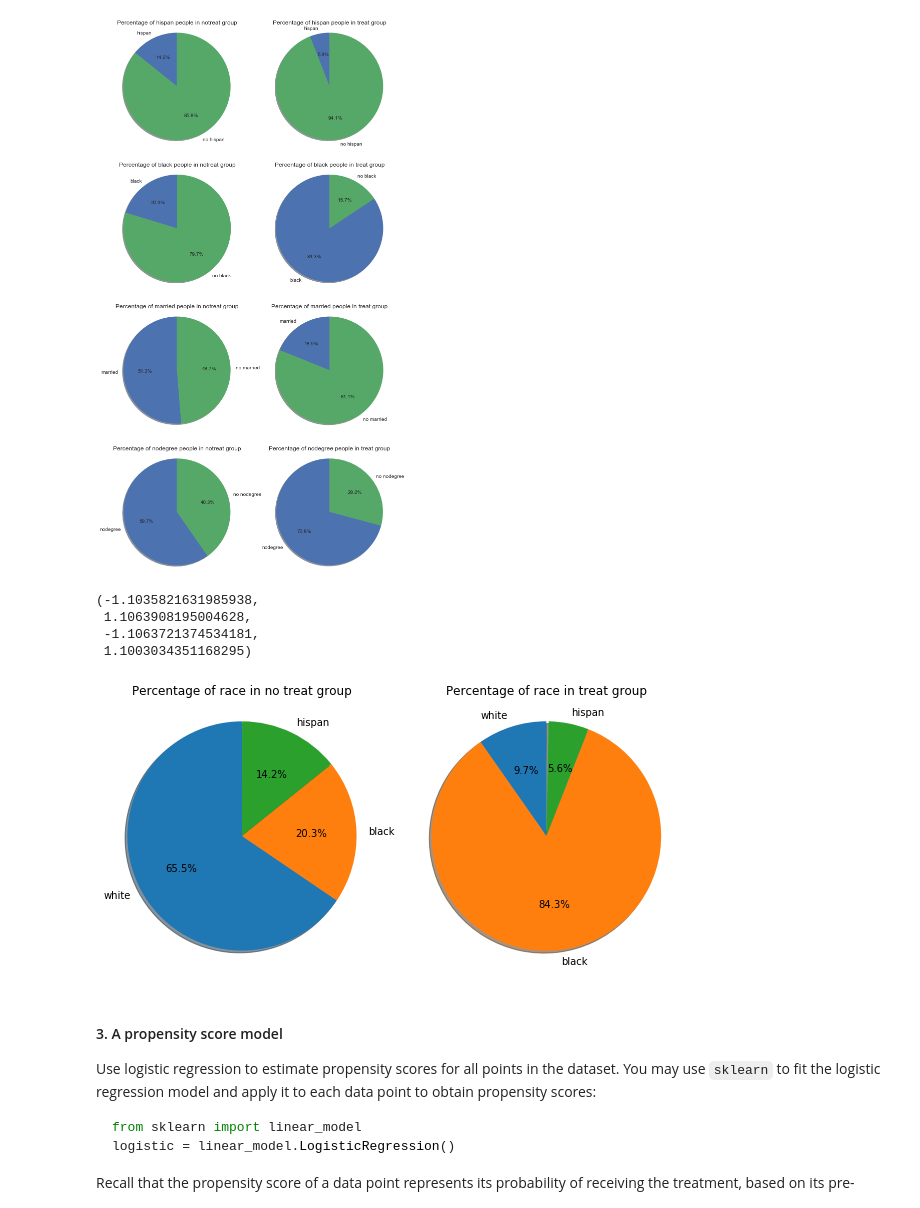
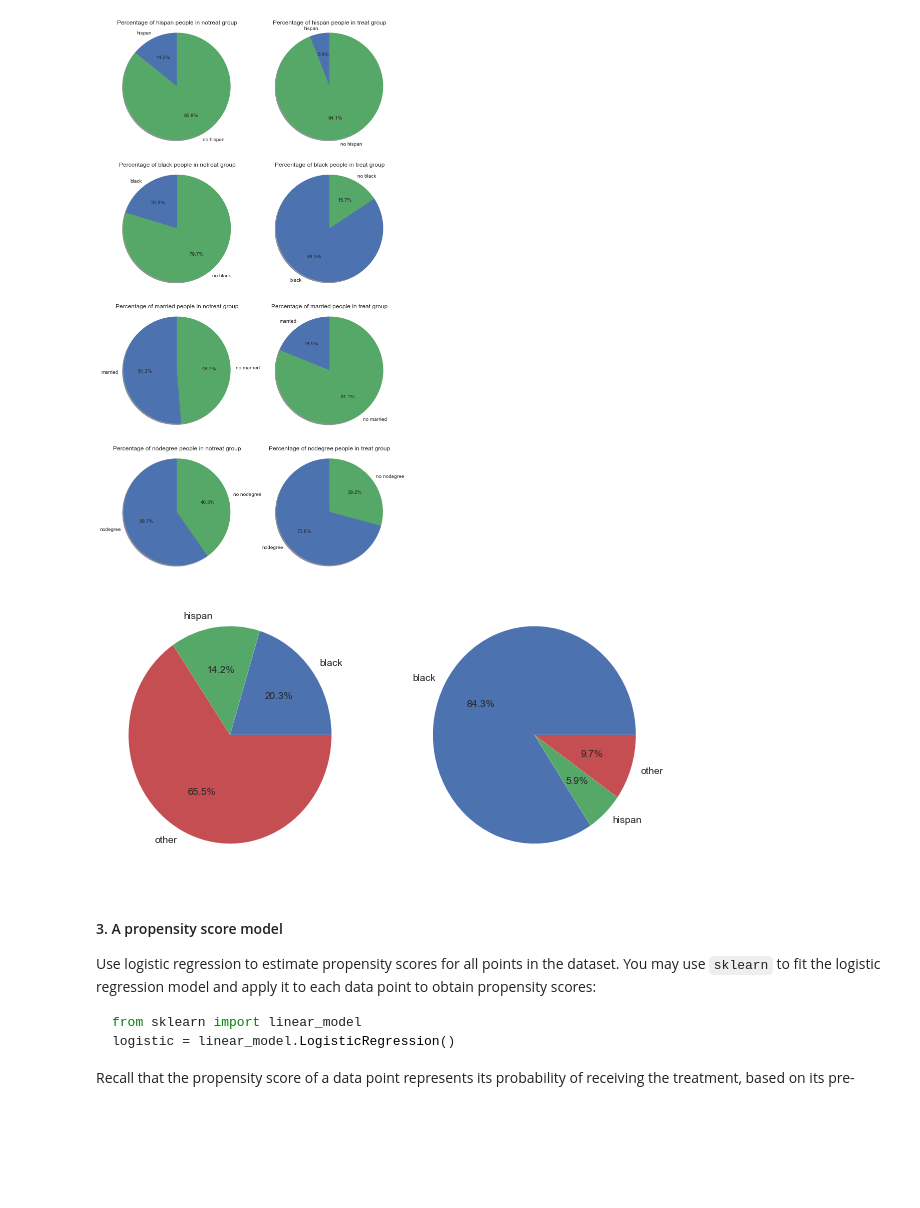
Before and after one commit to zenhaeus/cs-401, a Jupyter notebook: 04 - Applied ML/Homework-04.ipynb, the cells around one changed output. Drawn from its saved outputs; the diff is of its cells as text; code cells hidden in the pictures; blank space fills up the shorter version.

```diff
--- a/04 - Applied ML/Homework-04.ipynb
+++ b/04 - Applied ML/Homework-04.ipynb
@@ -302,9 +302,9 @@ t2.index.name = 'treat'
 
 t3 = t1.div(t2)
 
-res = pd.concat([t1, t3], axis=0, keys=['Totals', 'Proportion']).T
+percent = pd.concat([t1, t3], axis=0, keys=['Totals', 'Proportion']).T
 
-res
+percent
 # %% [output]
 |  | Totals |  | Proportion |  |
 | treat | 0 | 1 | 0 | 1 |
@@ -355,8 +357,8 @@ def pie_chart(size,ax,title,group):
     ax.pie(sizes, labels=labels, autopct='%1.1f%%', shadow=True, startangle=90)
     ax.axis('equal')
 # %%
-fig1, axes = plt.subplots(4,2 ,figsize=(10, 20))
-for (i,(name, row)) in enumerate(res.iterrows()):
+fig1, axes = plt.subplots(percent.shape[0], 2, figsize=(10, 20))
+for (i,(name, row)) in enumerate(percent.iterrows()):
     for j in row.index.get_level_values('treat').categories:
         pie_chart(
             row['Proportion'][j],
@@ -367,24 +369,33 @@ for (i,(name, row)) in enumerate(res.iterrows()):
 # %% [output]
 [figure]
 # %%
+races = ['black', 'hispan']
+race_percentages = df.groupby('treat')[races].sum().div(
+    df.groupby('treat')[races].count()
+)
+race_percentages.index.name = 'treat'
+
 fig1, axes = plt.subplots(1,2 ,figsize=(10, 5))
-labels = ['white','black','hispan']
-sizes = [0.655, 0.2027, 0.1421]
-ax = axes[0]
-ax.set_title('Percentage of race in no treat group')
-ax.pie(sizes, labels=labels, autopct='%1.1f%%', shadow=True, startangle=90)
-ax.axis('equal')
-sizes = [0.0972, 0.8432, 0.0564]
-ax = axes[1]
-ax.set_title('Percentage of race in treat group')
-ax.pie(sizes, labels=labels, autopct='%1.1f%%', shadow=True, startangle=90)
-ax.axis('equal')
+
+for (i, (name, row)) in enumerate(race_percentages.iterrows()):
+    values = list(row)
+    values.append(1 - sum(list(row)))
+    axex[i].set_title('Percentage of race in ')
+    axes[i].pie(values, labels=list(row.index)+['other'], autopct='%1.1f%%')
+
+#labels = ['white','black','hispan']
+#sizes = [0.655, 0.2027, 0.1421]
+#ax = axes[0]
+#ax.set_title('Percentage of race in no treat group')
+#ax.pie(sizes, labels=labels, autopct='%1.1f%%', shadow=True, startangle=90)
+#ax.axis('equal')
+#sizes = [0.0972, 0.8432, 0.0564]
+#ax = axes[1]
+#ax.set_title('Percentage of race in treat group')
+#ax.pie(sizes, labels=labels, autopct='%1.1f%%', shadow=True, startangle=90)
+#ax.axis('equal')
 # %% [output]
-(-1.1035821631985938,
- 1.1063908195004628,
- -1.1063721374534181,
- 1.1003034351168295)
-[figure, old version]
+[figure, new version]
 # %% [markdown]
 #### 3. A propensity score model
 
```
Also changed, not shown: parts of 2 cells of this notebook.
